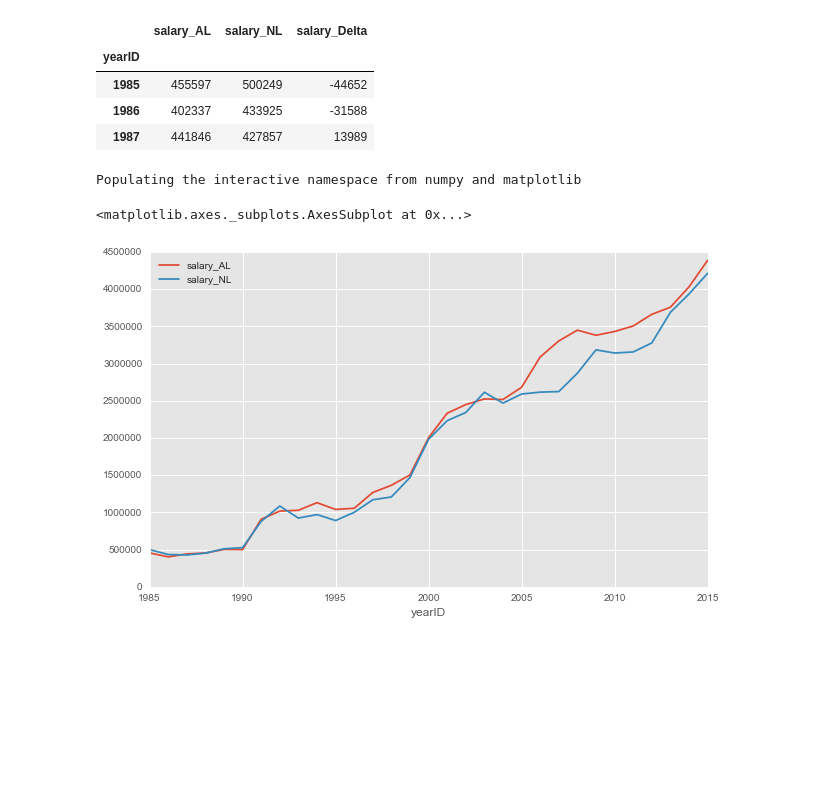
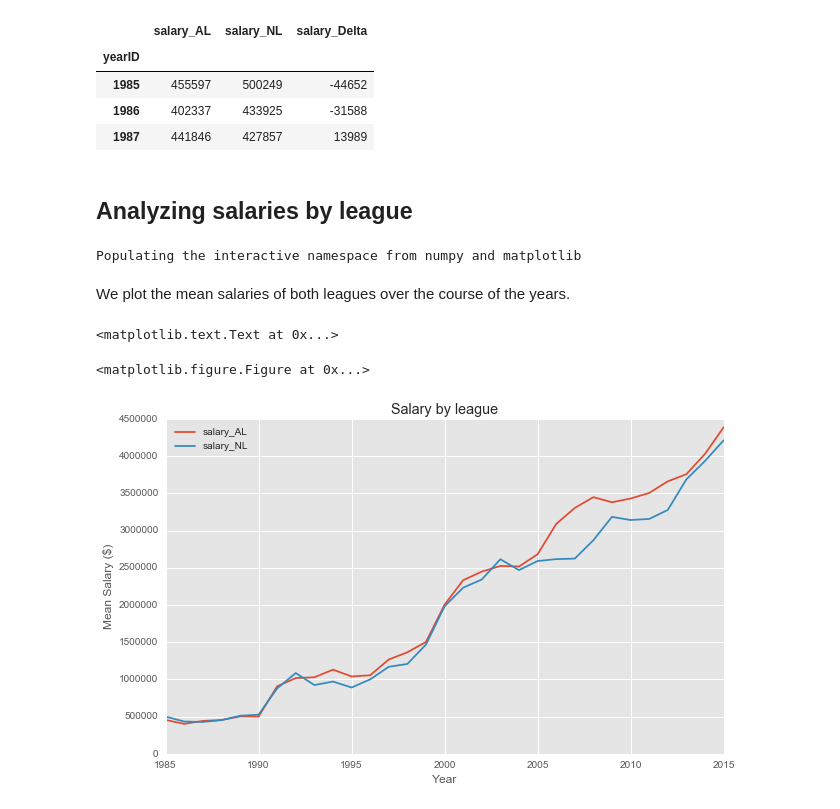
Before and after one commit to spinaotey/project-baseball, a Jupyter notebook: baseball_data_analysis.ipynb, the cells around one changed output. Cells and saved outputs as stored; diff of their text form; code cells hidden in the pictures; blank space fills up the shorter version.

Commit message:
Data Analysis of average salary by league

```diff
--- a/baseball_data_analysis.ipynb
+++ b/baseball_data_analysis.ipynb
@@ -109,6 +109,8 @@ salaries_by_league.head(3)
 | 1985 | 455597 | 500249 | -44652 |
 | 1986 | 402337 | 433925 | -31588 |
 | 1987 | 441846 | 427857 | 13989 |
+# %% [markdown]
+## Analyzing salaries by league
 # %%
 %matplotlib inline
 import matplotlib.pyplot as plt
@@ -119,8 +121,13 @@ pylab.rcParams['figure.figsize'] = (10,6)
 matplotlib.style.use('ggplot')
 # %% [output]
 Populating the interactive namespace from numpy and matplotlib
-# %%
-salaries_by_league[['salary_AL','salary_NL']].plot()
-# %% [output]
-<matplotlib.axes._subplots.AxesSubplot at 0x...>
-[figure, removed]
+# %% [markdown]
+We plot the mean salaries of both leagues over the course of the years.
+# %%
+plt.figure()
+salaries_by_league[['salary_AL','salary_NL']].plot()
+plt.title('Salary by league'); plt.xlabel('Year');plt.ylabel("Mean Salary ($)")
+# %% [output]
+<matplotlib.text.Text at 0x...>
+<matplotlib.figure.Figure at 0x...>
+[figure, added]
```
Also changed, not shown: parts of 6 cells of this notebook.
